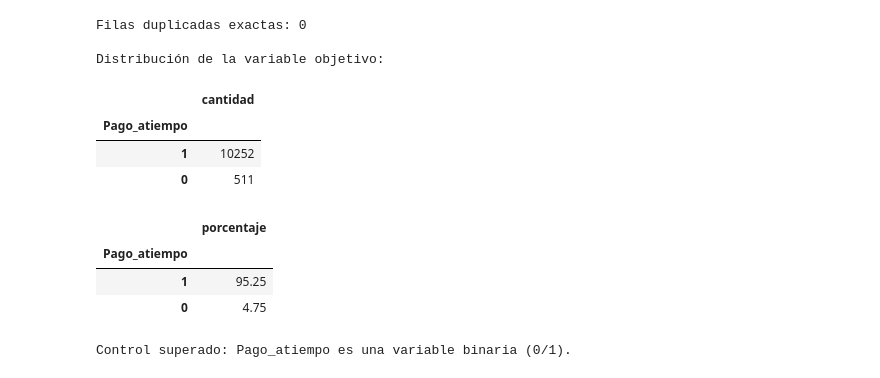
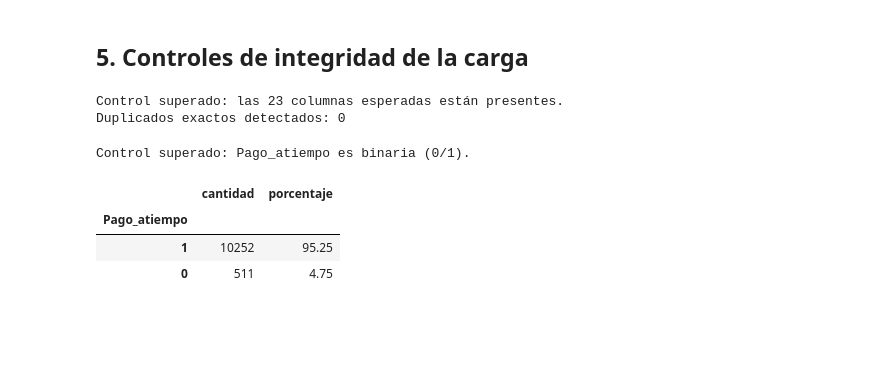
Before and after one commit to mathchapp/mlops_pipeline, a Jupyter notebook: src/Cargar_datos.ipynb, the cells around one changed output. Drawn from its saved outputs; the diff is of its cells as text; code cells hidden in the pictures; blank space fills up the shorter version.

```diff
--- a/src/Cargar_datos.ipynb
+++ b/src/Cargar_datos.ipynb
@@ -70,24 +161,43 @@ resumen_columnas
-# %%
-print(f"Filas duplicadas exactas: {df.duplicated().sum()}")
-print()
-print("Distribución de la variable objetivo:")
-display(df["Pago_atiempo"].value_counts(dropna=False).rename("cantidad").to_frame())
-display((df["Pago_atiempo"].value_counts(normalize=True, dropna=False) * 100).round(2).rename("porcentaje").to_frame())
-# %% [output]
-Filas duplicadas exactas: 0
-
-Distribución de la variable objetivo:
-|  | cantidad |
-| Pago_atiempo |  |
-| 1 | 10252 |
-| 0 | 511 |
-|  | porcentaje |
-| Pago_atiempo |  |
-| 1 | 95.25 |
-| 0 | 4.75 |
+# %% [markdown]
+## 5. Controles de integridad de la carga
+# %%
+columnas_esperadas = [
+    "tipo_credito", "fecha_prestamo", "capital_prestado", "plazo_meses",
+    "edad_cliente", "tipo_laboral", "salario_cliente",
+    "total_otros_prestamos", "cuota_pactada", "puntaje",
+    "puntaje_datacredito", "cant_creditosvigentes", "huella_consulta",
+    "saldo_mora", "saldo_total", "saldo_principal", "saldo_mora_codeudor",
+    "creditos_sectorFinanciero", "creditos_sectorCooperativo",
+    "creditos_sectorReal", "promedio_ingresos_datacredito",
+    "tendencia_ingresos", "Pago_atiempo",
+]
+
+columnas_faltantes = sorted(set(columnas_esperadas) - set(df_crudo.columns))
+columnas_inesperadas = sorted(set(df_crudo.columns) - set(columnas_esperadas))
+
+assert not columnas_faltantes, f"Faltan columnas: {columnas_faltantes}"
+assert not columnas_inesperadas, f"Hay columnas inesperadas: {columnas_inesperadas}"
+assert len(df_crudo) > 0, "El archivo está vacío."
+
+print("Control superado: las 23 columnas esperadas están presentes.")
+print(f"Duplicados exactos detectados: {df_crudo.duplicated().sum():,}")
+# %% [output]
+Control superado: las 23 columnas esperadas están presentes.
+Duplicados exactos detectados: 0
 # %%
-valores_objetivo = set(df["Pago_atiempo"].dropna().unique())
+valores_objetivo = set(pd.to_numeric(df_crudo["Pago_atiempo"], errors="coerce").dropna().unique())
 assert valores_objetivo.issubset({0, 1}), f"Objetivo inesperado: {valores_objetivo}"
-print("Control superado: Pago_atiempo es una variable binaria (0/1).")
+
+distribucion_objetivo = pd.DataFrame({
+    "cantidad": df_crudo["Pago_atiempo"].value_counts(dropna=False),
+    "porcentaje": (df_crudo["Pago_atiempo"].value_counts(normalize=True, dropna=False) * 100).round(2),
+})
+
+print("Control superado: Pago_atiempo es binaria (0/1).")
+distribucion_objetivo
 # %% [output]
-Control superado: Pago_atiempo es una variable binaria (0/1).
+Control superado: Pago_atiempo es binaria (0/1).
+|  | cantidad | porcentaje |
+| Pago_atiempo |  |  |
+| 1 | 10252 | 95.25 |
+| 0 | 511 | 4.75 |
```
Also changed, not shown: parts of 17 cells of this notebook, 1 other file.
